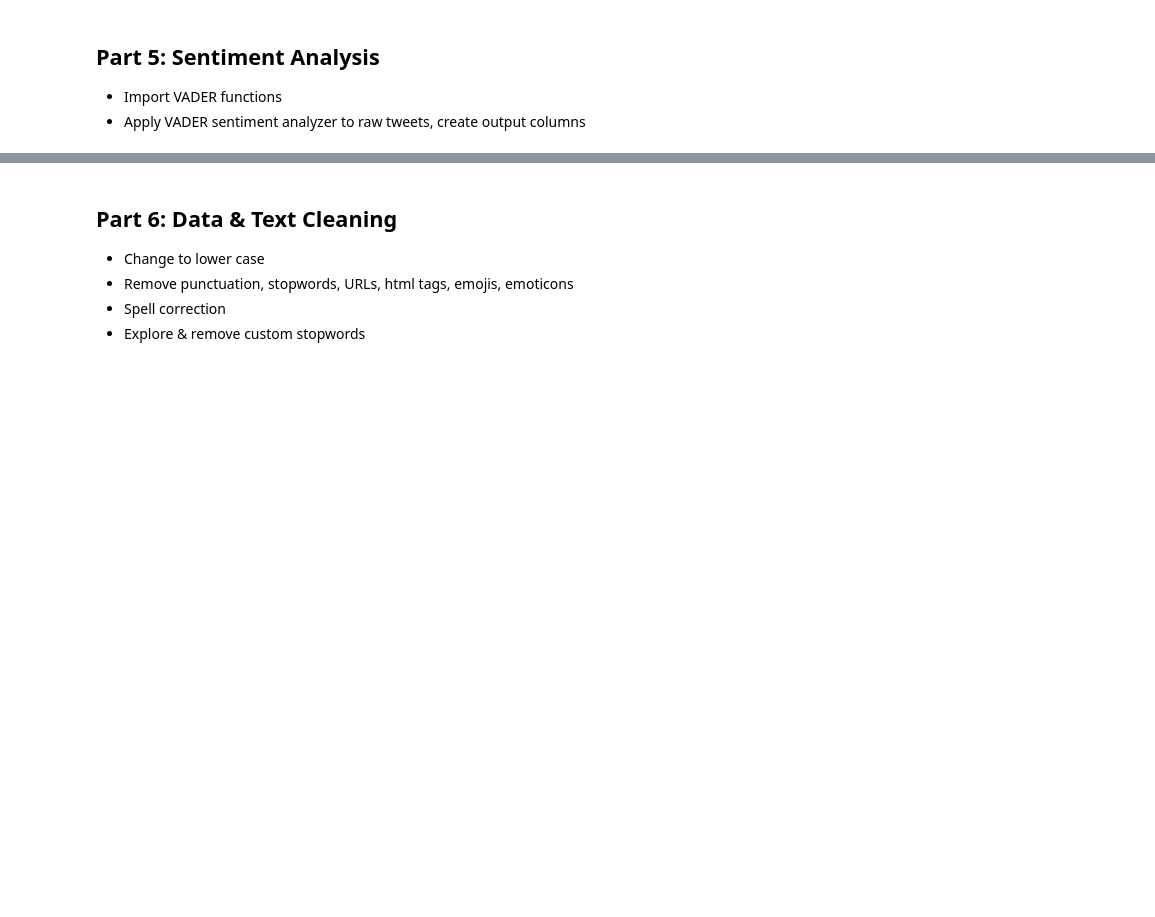
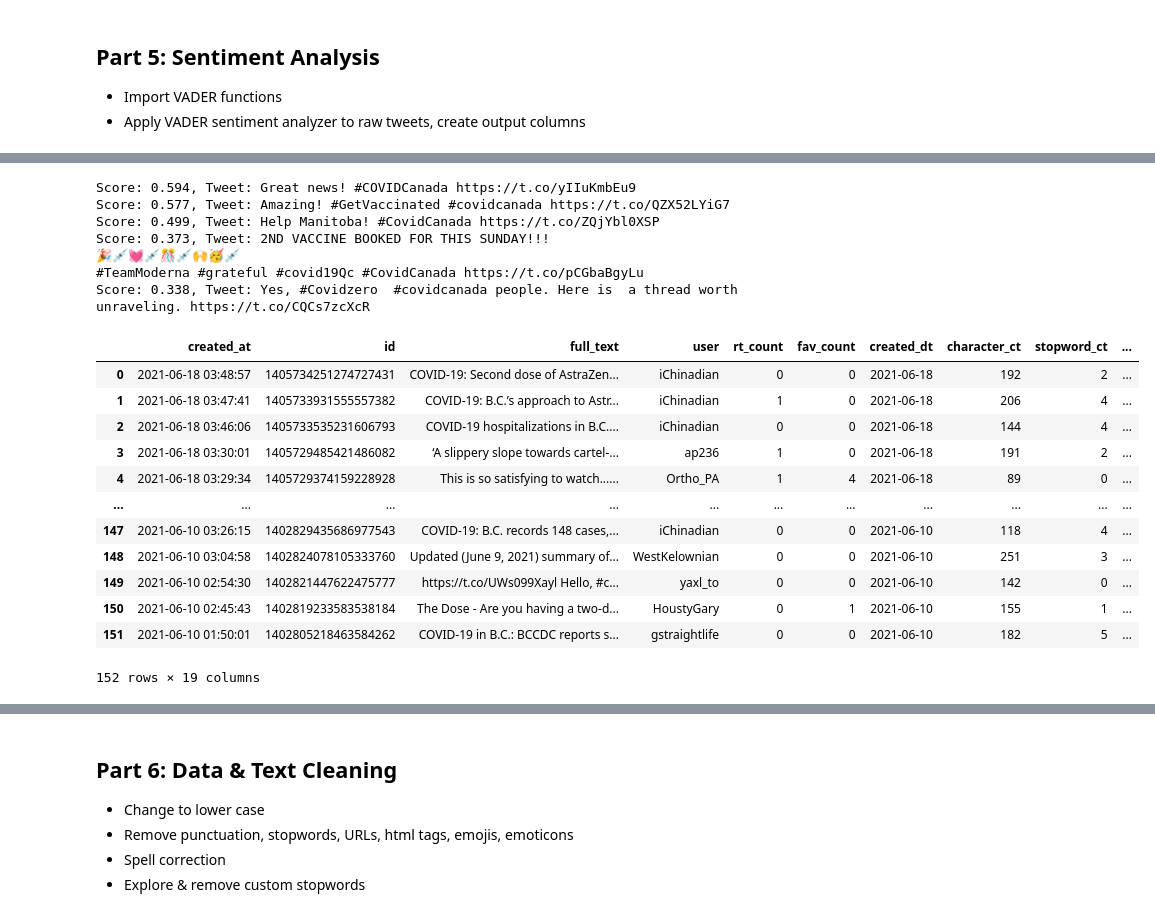
Before and after one commit to shannonhlo/twitter-streamlit-app, a Jupyter notebook: test.ipynb, the cells around one changed output, grey strips where cells are left out. Drawn from its saved outputs; the diff is of its cells as text; code cells hidden in the pictures; blank space fills up the shorter version.

Commit message:
Added top number of tweets to logic

```diff
--- a/test.ipynb
+++ b/test.ipynb
@@ -363,4 +361,31 @@ display(test.sample(5))
 # %%
-def print_top_n_reviews(df,data_column,number_of_rows):
-    for index,row in df.nlargest(number_of_rows,data_column).iterrows():
-        print(f"Score: {row[data_column]}, Review: {row[0]}")
+def print_top_n_reviews(df, data_column, num_rows):
+    text = 'full_text'
+    for tweet, row in df.nlargest(num_rows, data_column).iterrows():
+        print(f"Score: {row[data_column]}, Tweet: {row[text]}")
+    return df
+
+res = print_top_n_reviews(text_sentiment , 'positive_score', 5)
+
+res
+# %% [output]
+Score: 0.594, Tweet: Great news! #COVIDCanada https://t.co/yIIuKmbEu9
+Score: 0.577, Tweet: Amazing! #GetVaccinated #covidcanada https://t.co/QZX52LYiG7
+Score: 0.499, Tweet: Help Manitoba! #CovidCanada https://t.co/ZQjYbl0XSP
+Score: 0.373, Tweet: 2ND VACCINE BOOKED FOR THIS SUNDAY!!!
+🎉💉💓💉🎊💉🙌🥳💉
+#TeamModerna #grateful #covid19Qc #CovidCanada https://t.co/pCGbaBgyLu
+Score: 0.338, Tweet: Yes, #Covidzero  #covidcanada people. Here is  a thread worth unraveling. https://t.co/CQCs7zcXcR
+|  | created_at | id | full_text | user | rt_count | fav_count | created_dt | character_ct | stopword_ct | ... |
+| 0 | 2021-06-18 03:48:57 | 1405734251274727431 | COVID-19: Second dose of AstraZen... | iChinadian | 0 | 0 | 2021-06-18 | 192 | 2 | ... |
+| 1 | 2021-06-18 03:47:41 | 1405733931555557382 | COVID-19: B.C.’s approach to Astr... | iChinadian | 1 | 0 | 2021-06-18 | 206 | 4 | ... |
+| 2 | 2021-06-18 03:46:06 | 1405733535231606793 | COVID-19 hospitalizations in B.C.... | iChinadian | 0 | 0 | 2021-06-18 | 144 | 4 | ... |
+| 3 | 2021-06-18 03:30:01 | 1405729485421486082 | ‘A slippery slope towards cartel-... | ap236 | 1 | 0 | 2021-06-18 | 191 | 2 | ... |
+| 4 | 2021-06-18 03:29:34 | 1405729374159228928 | This is so satisfying to watch...... | Ortho_PA | 1 | 4 | 2021-06-18 | 89 | 0 | ... |
+| ... | ... | ... | ... | ... | ... | ... | ... | ... | ... | ... |
+| 147 | 2021-06-10 03:26:15 | 1402829435686977543 | COVID-19: B.C. records 148 cases,... | iChinadian | 0 | 0 | 2021-06-10 | 118 | 4 | ... |
+| 148 | 2021-06-10 03:04:58 | 1402824078105333760 | Updated (June 9, 2021) summary of... | WestKelownian | 0 | 0 | 2021-06-10 | 251 | 3 | ... |
+| 149 | 2021-06-10 02:54:30 | 1402821447622475777 | https://t.co/UWs099Xayl Hello, #c... | yaxl_to | 0 | 0 | 2021-06-10 | 142 | 0 | ... |
+| 150 | 2021-06-10 02:45:43 | 1402819233583538184 | The Dose - Are you having a two-d... | HoustyGary | 0 | 1 | 2021-06-10 | 155 | 1 | ... |
+| 151 | 2021-06-10 01:50:01 | 1402805218463584262 | COVID-19 in B.C.: BCCDC reports s... | gstraightlife | 0 | 0 | 2021-06-10 | 182 | 5 | ... |
+152 rows × 19 columns
```
Also changed, not shown: parts of 14 cells of this notebook, 2 other files.
